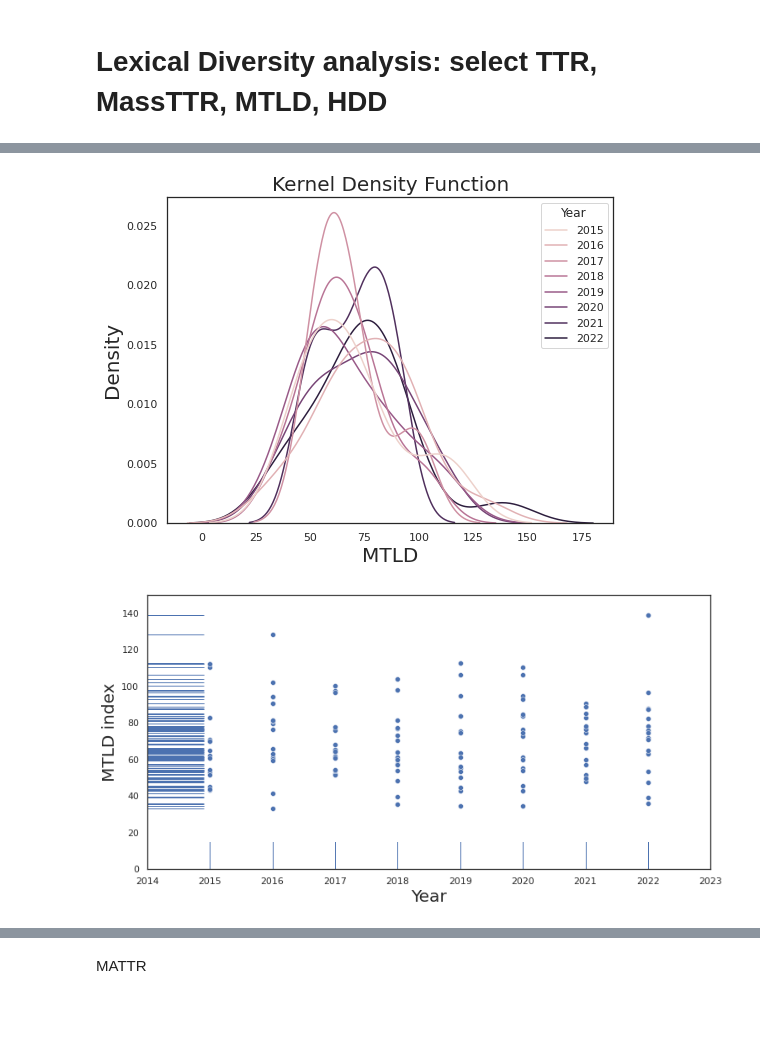
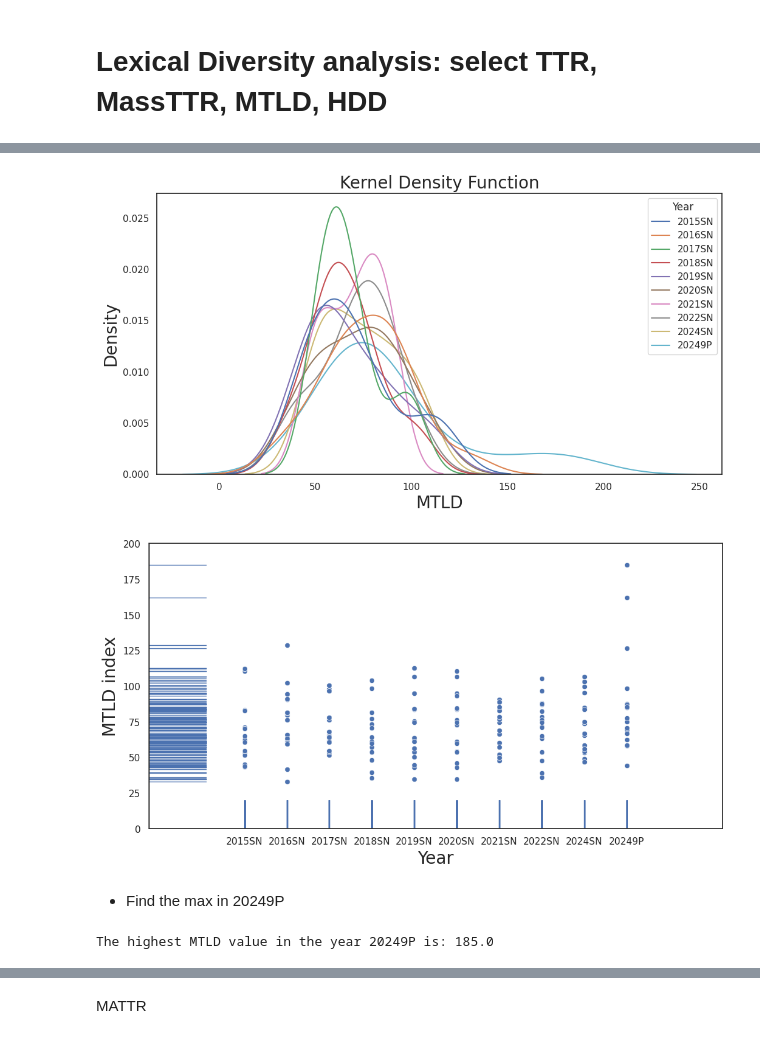
Before and after one commit to MK316/Workingpapers, a Jupyter notebook: 221010_ksat_paper_analysis_total.ipynb, the cells around one changed output, grey strips where cells are left out. Saved outputs shown, nothing was run; the diff lists cells and outputs as text; code cells hidden in the pictures; blank space fills up the shorter version.

```diff
--- a/221010_ksat_paper_analysis_total.ipynb
+++ b/221010_ksat_paper_analysis_total.ipynb
@@ -14,7 +17,7 @@ data: https://raw.githubusercontent.com/MK316/Workingpapers/main/Analysis/mydata
 import textstat
 import pandas as pd
 # %%
-url = 'https://raw.githubusercontent.com/MK316/Workingpapers/main/Analysis/mydata01.csv'
+url = 'https://raw.githubusercontent.com/MK316/Workingpapers/main/ksatdata_2024.csv'
 df1 = pd.read_csv(url)
 df1
 # %% [output]
@@ -161,13 +166,14 @@ Total Number of sentences: 1036
 from matplotlib import pyplot as plt
 import seaborn as sns
 # %%
-sns.set(rc={'figure.figsize':(12,6),"font.size":40,"axes.titlesize":140,"axes.labelsize":60},style="white") # font size doesn't work
-# ax = sns.boxplot (y=df2)
-# ax.set_ylim([0, 210])
+# sns.set(rc={'figure.figsize':(12,6),"font.size":40,"axes.titlesize":140,"axes.labelsize":60},style="white") # font size doesn't work
+#Note: this doesn't work because dd is not defined
+# # ax = sns.boxplot (y=df2)
+# # ax.set_ylim([0, 210])
 
-sns.set_theme(style='white')
-#dd=pd.melt(df2,id_vars=['QN'],value_vars=['N_Words'],var_name='Tokens')
-ax = sns.boxplot(x='QN',y='value',data=dd,hue='Tokens',palette="Accent")
-ax.set_ylim([80,220])
-ax.set(xlabel='Question Numbers', ylabel='N of words (count)')
-plt.savefig('boxplot_QN.png')
+# sns.set_theme(style='white')
+# #dd=pd.melt(df2,id_vars=['QN'],value_vars=['N_Words'],var_name='Tokens')
+# ax = sns.boxplot(x='QN',y='value',data=dd,hue='Tokens',palette="Accent")
+# ax.set_ylim([80,220])
+# ax.set(xlabel='Question Numbers', ylabel='N of words (count)')
+# plt.savefig('boxplot_QN.png')
@@ -336,7 +335,7 @@ Name: HDD, dtype: float64
 from matplotlib import pyplot as plt
 import seaborn as sns
 # %%
-sns.set(rc={'figure.figsize':(8,6),"font.size":40,"axes.titlesize":140,"axes.labelsize":60},style="white") # font size doesn't work
+sns.set(rc={'figure.figsize':(10,6),"font.size":40,"axes.titlesize":140,"axes.labelsize":60},style="white") # font size doesn't work
 # ax = sns.boxplot (y=df2)
 # ax.set_ylim([0, 210])
 
@@ -436,0 +458,8 @@ plt.savefig('boxplot_MTLD_by_year.png')
+# %%
+sns.set(rc={'figure.figsize':(8,6),"font.size":20,"axes.titlesize":20,"axes.labelsize":20},style="white") # font size doesn't work
+# sns.set_theme(style='white')
+dd=pd.melt(df3,id_vars=['Year'],value_vars=['TTR'],var_name='LD index')
+ax = sns.boxplot(x='Year',y='value',data=dd,hue='LD index',palette="Accent")
+ax.set_ylim([0,1])
+ax.set(xlabel='Year', ylabel='TTR')
+plt.savefig('boxplot_TTR_by_year.png')
@@ -439,14 +470,26 @@ sns.kdeplot(x='MTLD', data=df3, hue='Year', common_norm=False);
 plt.title("Kernel Density Function")
 plt.savefig('Density_MTLD.png')
 # %% [output]
-[figure, old version]
+[figure, new version]
 # %%
 sns.set(rc={'figure.figsize':(12,6),"font.size":40,"axes.titlesize":20,"axes.labelsize":20},style="white") # font size doesn't work
 sns.scatterplot(data=df3, x="Year", y="MTLD")
 ax = sns.rugplot(data=df3, x="Year", y="MTLD", height=.1)
-ax.set_ylim([0,150])
-ax.set_xlim([2014,2023])
+ax.set_ylim([0,200])
+# ax.set_xlim([2014,2025])
 ax.set(xlabel='Year', ylabel='MTLD index')
 plt.savefig('Rug_MTLD_byYear.png')
 # %% [output]
-[figure, old version]
+[figure, new version]
+# %% [markdown]
++ Find the max in 20249P
+# %%
+# Filter the DataFrame for the year 20249P
+df_20249P = df3[df3['Year'] == '20249P']
+
+# Find the maximum value of the MTLD index for the year 20249P
+max_mtld_20249P = df_20249P['MTLD'].max()
+
+print(f"The highest MTLD value in the year 20249P is: {max_mtld_20249P}")
+# %% [output]
+The highest MTLD value in the year 20249P is: 185.0
```
Also changed, not shown: parts of 48 cells of this notebook.
